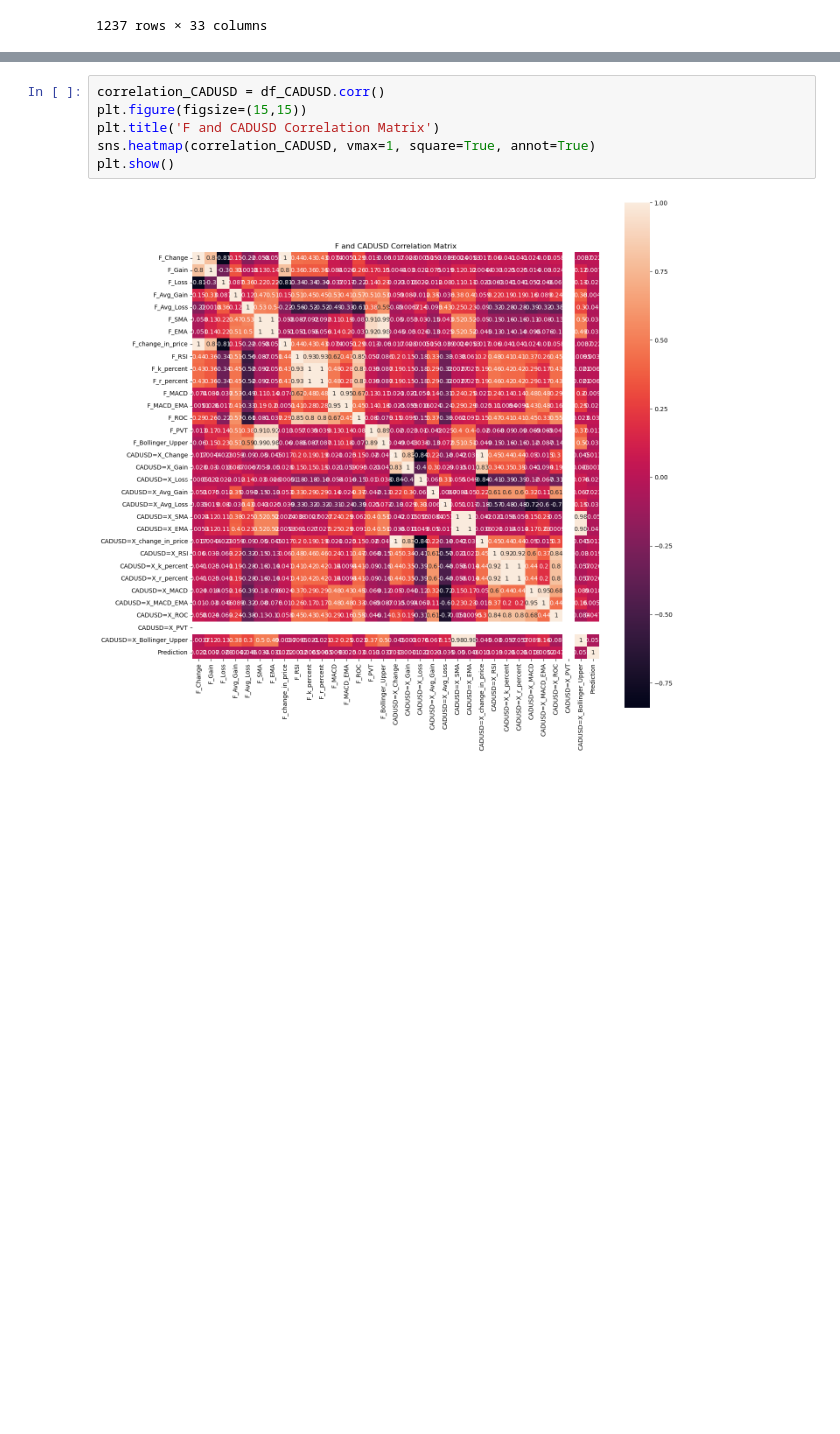
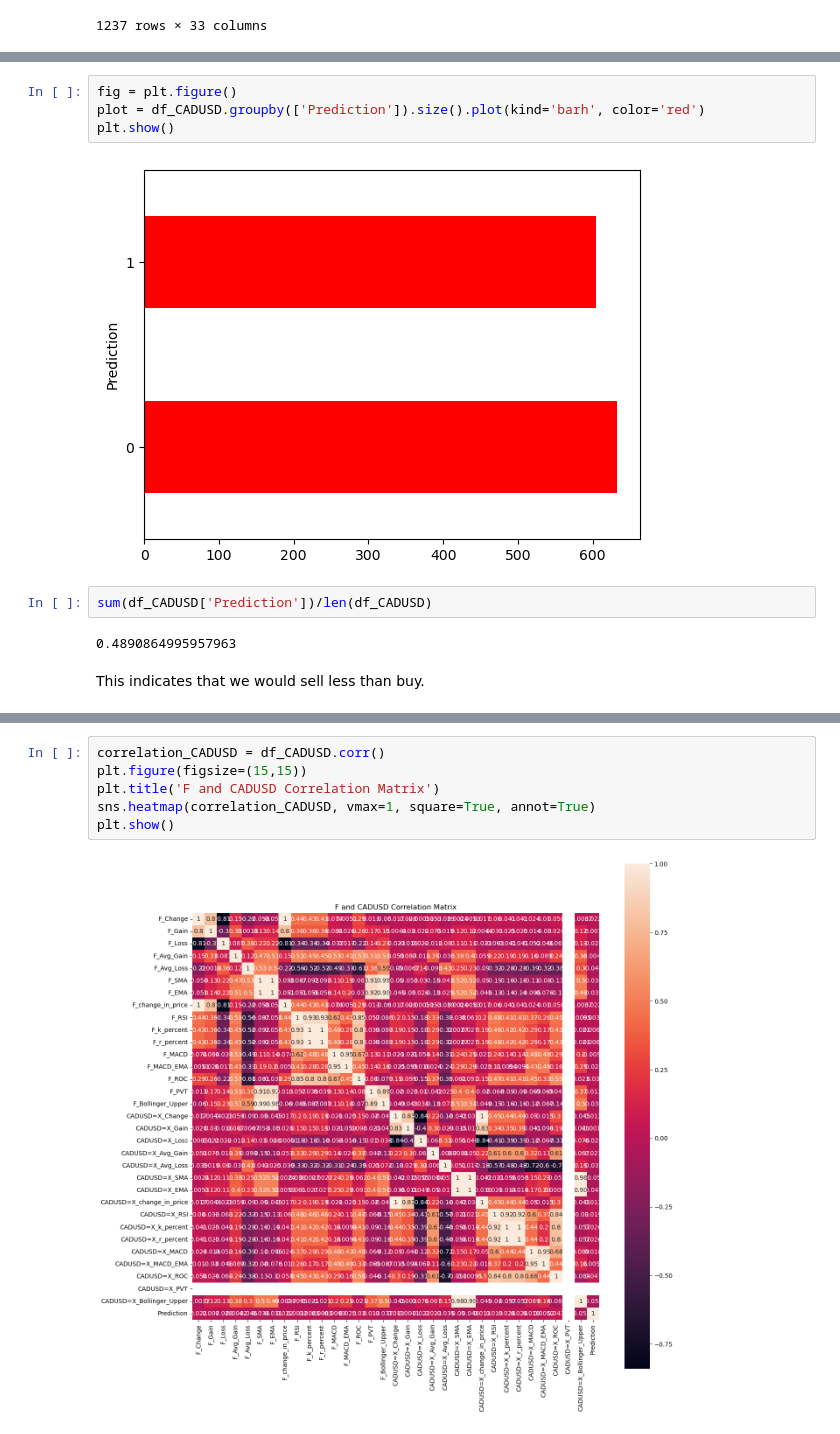
Before and after one commit to Arnabds/equity-vs-commodity, a Jupyter notebook: Kate_notebook/classification.ipynb, the cells around one changed output, grey strips where cells are left out. Saved outputs shown, nothing was run; the diff lists cells and outputs as text; blank space fills up the shorter version.

```diff
--- a/Kate_notebook/classification.ipynb
+++ b/Kate_notebook/classification.ipynb
@@ -133,0 +142,12 @@ df_CADUSD
+# %%
+fig = plt.figure()
+plot = df_CADUSD.groupby(['Prediction']).size().plot(kind='barh', color='red')
+plt.show()
+# %% [output]
+[figure, added]
+# %%
+sum(df_CADUSD['Prediction'])/len(df_CADUSD)
+# %% [output]
+0.4890864995957963
+# %% [markdown]
+This indicates that we would sell less than buy.
```
Also changed, not shown: parts of 42 cells of this notebook, 1 other file.
